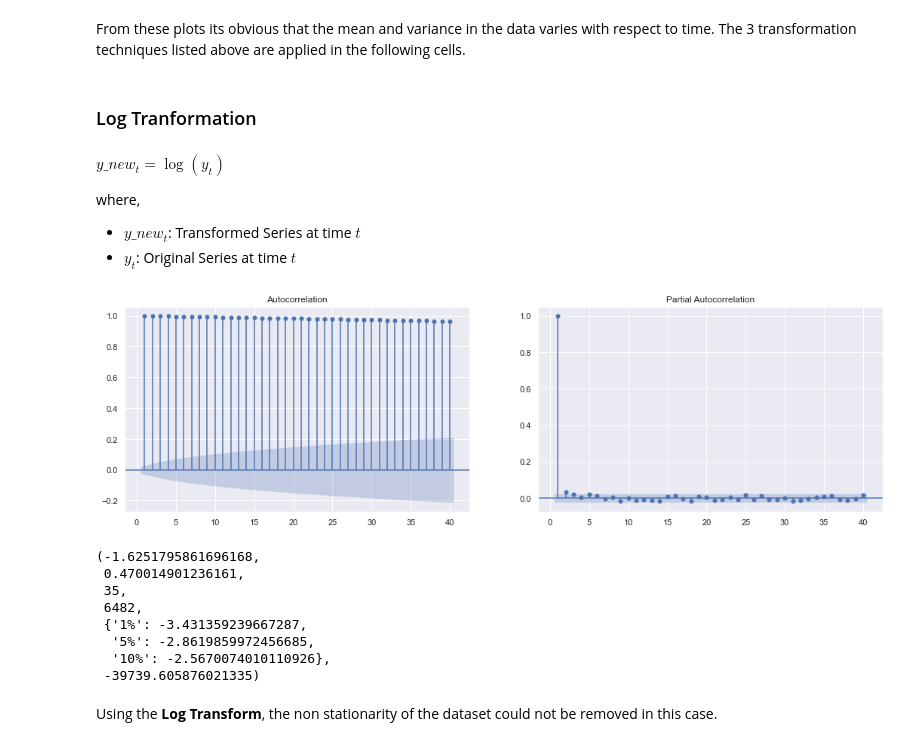
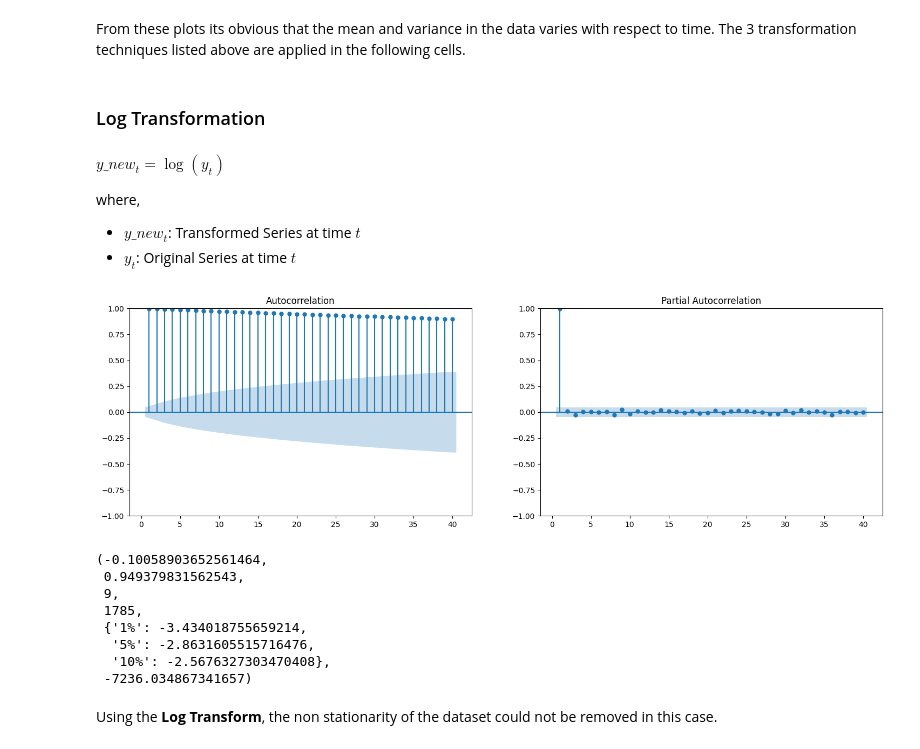
Before and after one commit to maestria-ds-eafit/estadistica-avanzada, a Jupyter notebook: ARMA Model for NVDA Price.ipynb, the cells around one changed output. Saved outputs shown, nothing was run; the diff lists cells and outputs as text; code cells hidden in the pictures.

```diff
--- a/ARMA Model for NVDA Price.ipynb
+++ b/ARMA Model for NVDA Price.ipynb
@@ -14,7 +14,7 @@ from sklearn.metrics import mean_squared_error
 # %% [markdown]
 # Importing Dataset
 # %%
-file_path = "nvda.csv"
+file_path = "data.csv"
 # %%
 df = pd.read_csv(file_path)
 df = df[["Date", "Close"]]
@@ -152,7 +160,7 @@ KeyError: 'spx'
 # %% [markdown]
 From these plots its obvious that the mean and variance in the data varies with respect to time. The 3 transformation techniques listed above are applied in the following cells.
 # %% [markdown]
-### Log Tranformation
+### Log Transformation
 # %% [markdown]
 $y\_new_t = \log(y_t)$
 
@@ -161,18 +169,18 @@ where,
 - $y\_new_t$: Transformed Series at time $t$
 - $y_t$: Original Series at time $t$
 # %%
-plot_acf_pacf(np.log(train_df["spx"].values))
-adfuller(np.log(train_df["spx"].values))
+plot_acf_pacf(np.log(train_df["Close"].values))
+adfuller(np.log(train_df["Close"].values))
 # %% [output]
-[figure, old version]
+[figure, new version]
-(-1.6251795861696168,
- 0.470014901236161,
- 35,
- 6482,
- {'1%': -3.431359239667287,
-  '5%': -2.8619859972456685,
-  '10%': -2.5670074010110926},
- -39739.605876021335)
+(-0.10058903652561464,
+ 0.949379831562543,
+ 9,
+ 1785,
+ {'1%': -3.434018755659214,
+  '5%': -2.8631605515716476,
+  '10%': -2.5676327303470408},
+ -7236.034867341657)
 # %% [markdown]
 Using the **Log Transform**, the non stationarity of the dataset could not be removed in this case.
 # %% [markdown]
```
Also changed, not shown: parts of 31 cells of this notebook, 4 other files.
